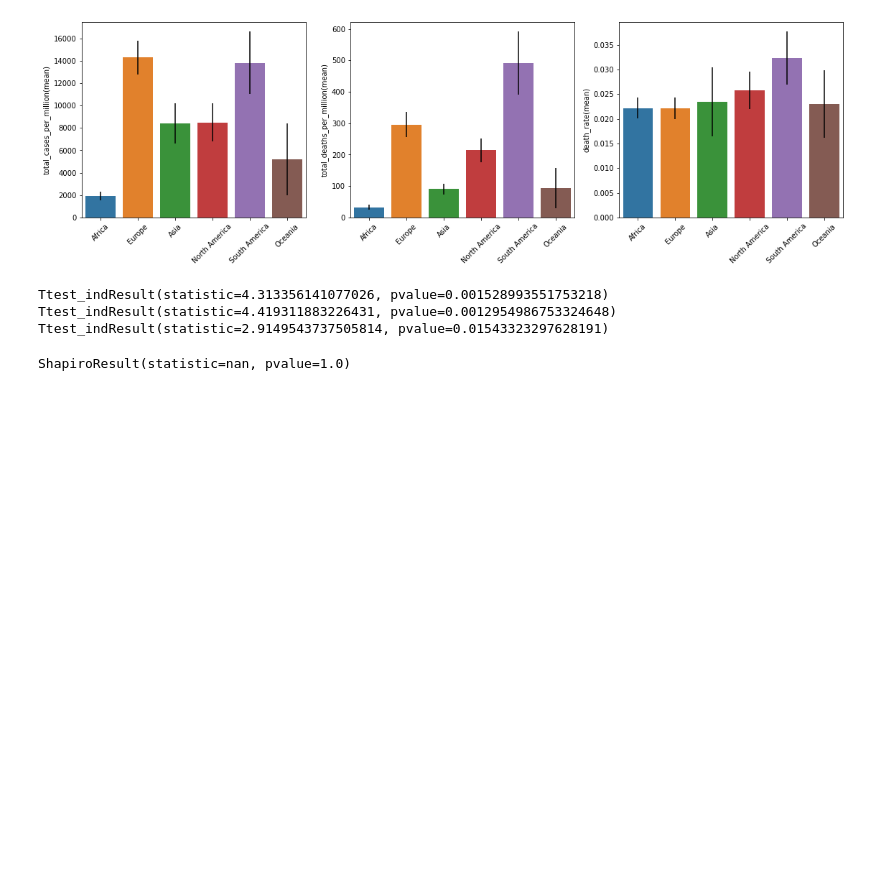
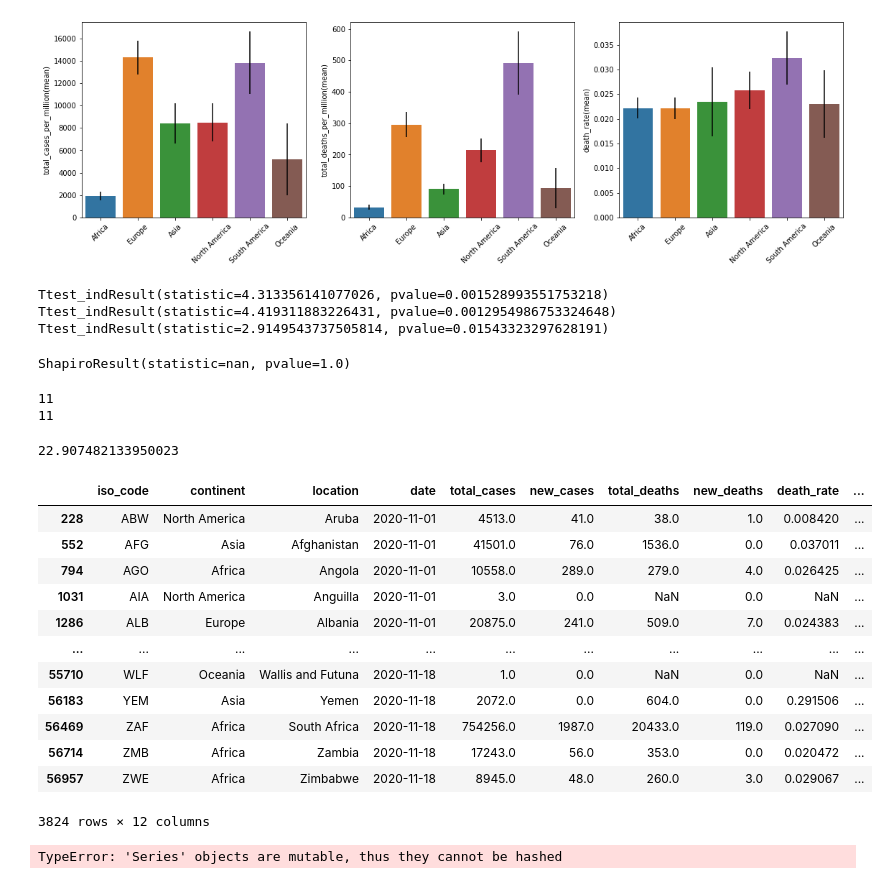
Before and after one commit to lkostakis/data-mining-covid19, a Jupyter notebook: ask4.ipynb, the cells around one changed output. Cells and saved outputs as stored; diff of their text form; code cells hidden in the pictures; blank space fills up the shorter version.

```diff
--- a/ask4.ipynb
+++ b/ask4.ipynb
@@ -287,0 +309,53 @@ ShapiroResult(statistic=nan, pvalue=1.0)
+# %%
+cases_monthly = np.array([])
+deaths_monthly = np.array([])
+ratio_monthly = np.array([])
+np.seterr(divide='ignore')
+
+for i in range(1,12):
+
+    data = df.loc[df.month == i]
+    #data = data.loc[data.location == 'United States']
+    days = data.day.values
+    cases_today = np.array([])
+    deaths_today = np.array([])
+    ratio_today = np.array([])
+
+    for x in days:
+        cases_today = np.append(cases_today, data.new_cases.values[x-1])
+        deaths_today= np.append(deaths_today, data.new_deaths.values[x-1])
+        ratio_today = np.append(ratio_today, data.new_deaths.values[x-1]/data.new_cases.values[x-1])
+    cases_monthly = np.append(cases_monthly, np.nanmean(cases_today))
+    deaths_monthly= np.append(deaths_monthly, np.nanmean(deaths_today))
+    ratio_monthly = np.append(ratio_monthly, ratio_today)
+
+print(cases_monthly.size)
+print(deaths_monthly.size)
+# %% [output]
+11
+11
+# %%
+#print((cases_monthly))
+np.nanmean(deaths_monthly)
+# %% [output]
+22.907482133950023
+# %%
+data
+# %% [output]
+|  | iso_code | continent | location | date | total_cases | new_cases | total_deaths | new_deaths | death_rate | ... |
+| 228 | ABW | North America | Aruba | 2020-11-01 | 4513.0 | 41.0 | 38.0 | 1.0 | 0.008420 | ... |
+| 552 | AFG | Asia | Afghanistan | 2020-11-01 | 41501.0 | 76.0 | 1536.0 | 0.0 | 0.037011 | ... |
+| 794 | AGO | Africa | Angola | 2020-11-01 | 10558.0 | 289.0 | 279.0 | 4.0 | 0.026425 | ... |
+| 1031 | AIA | North America | Anguilla | 2020-11-01 | 3.0 | 0.0 | NaN | 0.0 | NaN | ... |
+| 1286 | ALB | Europe | Albania | 2020-11-01 | 20875.0 | 241.0 | 509.0 | 7.0 | 0.024383 | ... |
+| ... | ... | ... | ... | ... | ... | ... | ... | ... | ... | ... |
+| 55710 | WLF | Oceania | Wallis and Futuna | 2020-11-18 | 1.0 | 0.0 | NaN | 0.0 | NaN | ... |
+| 56183 | YEM | Asia | Yemen | 2020-11-18 | 2072.0 | 0.0 | 604.0 | 0.0 | 0.291506 | ... |
+| 56469 | ZAF | Africa | South Africa | 2020-11-18 | 754256.0 | 1987.0 | 20433.0 | 119.0 | 0.027090 | ... |
+| 56714 | ZMB | Africa | Zambia | 2020-11-18 | 17243.0 | 56.0 | 353.0 | 0.0 | 0.020472 | ... |
+| 56957 | ZWE | Africa | Zimbabwe | 2020-11-18 | 8945.0 | 48.0 | 260.0 | 3.0 | 0.029067 | ... |
+3824 rows × 12 columns
+# %%
+df.count(df.date.dt.year == 2019)
+# %% [output]
+TypeError: 'Series' objects are mutable, thus they cannot be hashed
```
Also changed, not shown: parts of 1 cell of this notebook.
